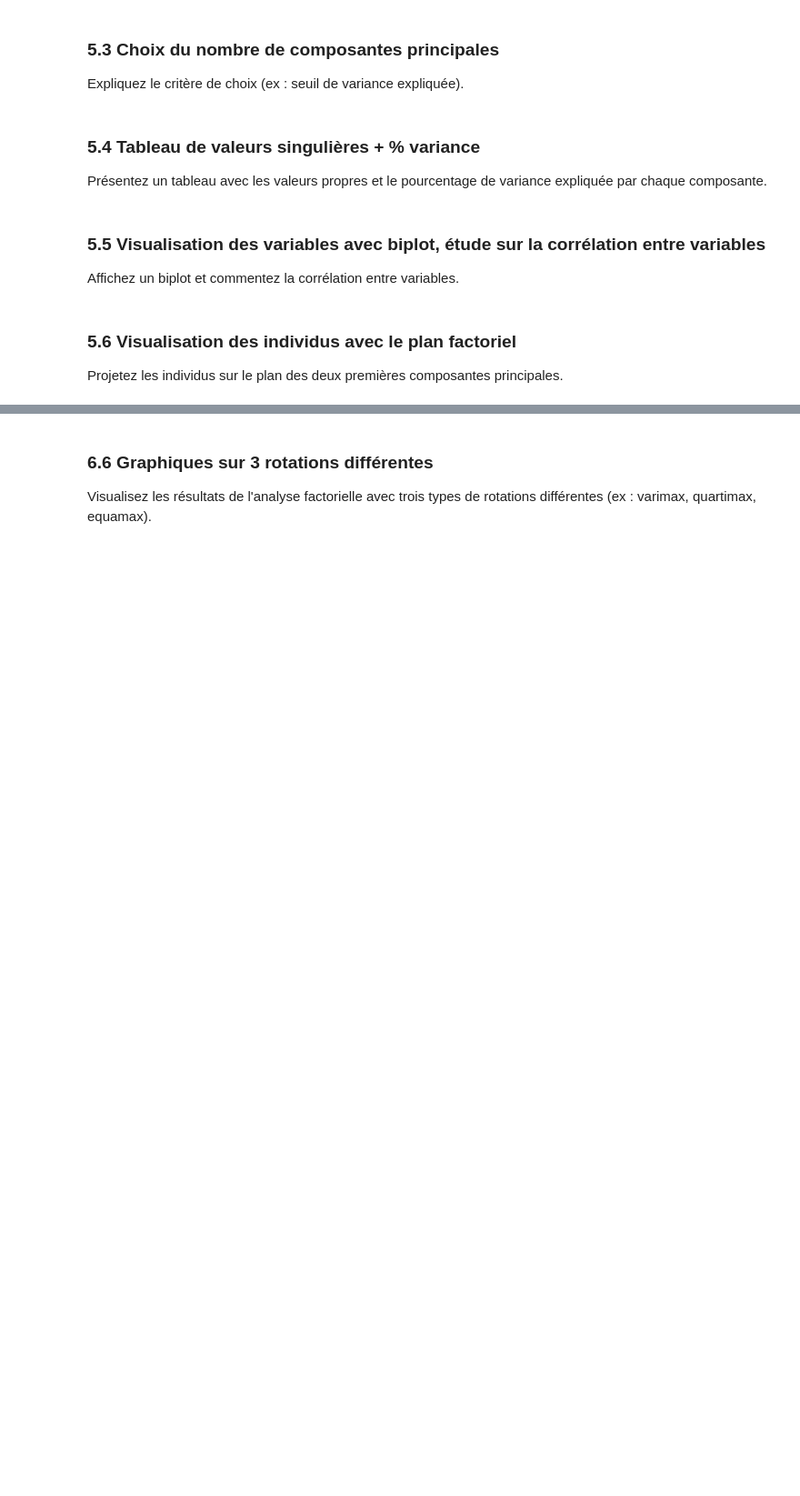
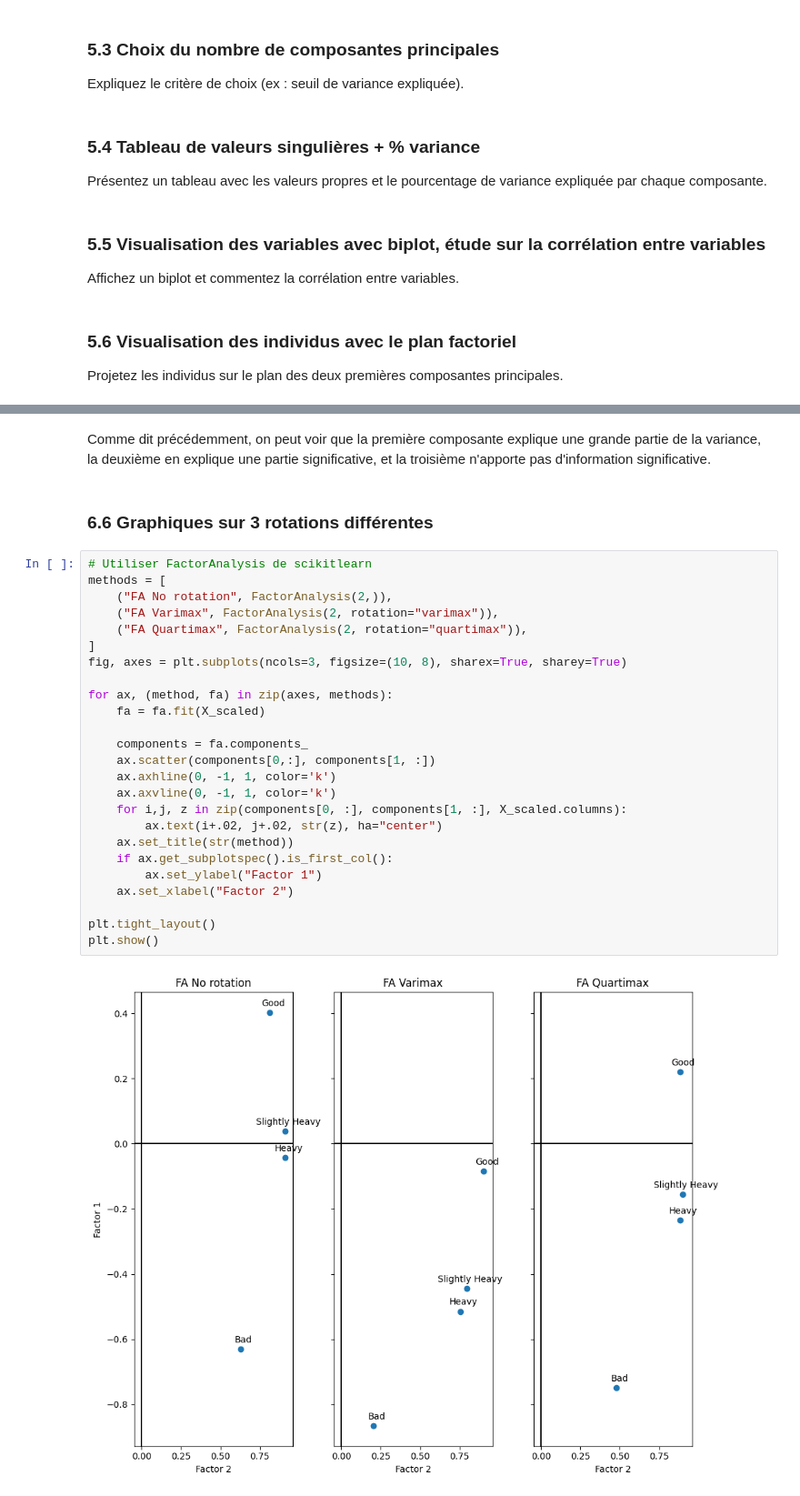
Before and after one commit to Arcthuruss/Glue-factory-analysis, a Jupyter notebook: Glue-Factory-Analysis.ipynb, the cells around one changed output, grey strips where cells are left out. Shown at 91% size. Saved outputs shown, nothing was run; the diff lists cells and outputs as text; blank space fills up the shorter version.

```diff
--- a/Glue-Factory-Analysis.ipynb
+++ b/Glue-Factory-Analysis.ipynb
@@ -268,5 +382,32 @@ Affichez le scree plot des valeurs propres.
+# %% [markdown]
+Comme dit précédemment, on peut voir que la première composante explique une grande partie de la variance, la deuxième en explique une partie significative, et la troisième n'apporte pas d'information significative.
 # %% [markdown]
 
 ### 6.6 Graphiques sur 3 rotations différentes
-
-Visualisez les résultats de l'analyse factorielle avec trois types de rotations différentes (ex : varimax, quartimax, equamax).
+# %%
+# Utiliser FactorAnalysis de scikitlearn
+methods = [
+    ("FA No rotation", FactorAnalysis(2,)),
+    ("FA Varimax", FactorAnalysis(2, rotation="varimax")),
+    ("FA Quartimax", FactorAnalysis(2, rotation="quartimax")),
+]
+fig, axes = plt.subplots(ncols=3, figsize=(10, 8), sharex=True, sharey=True)
+
+for ax, (method, fa) in zip(axes, methods):
+    fa = fa.fit(X_scaled)
+
+    components = fa.components_
+    ax.scatter(components[0,:], components[1, :])
+    ax.axhline(0, -1, 1, color='k')
+    ax.axvline(0, -1, 1, color='k')
+    for i,j, z in zip(components[0, :], components[1, :], X_scaled.columns):
+        ax.text(i+.02, j+.02, str(z), ha="center")
+    ax.set_title(str(method))
+    if ax.get_subplotspec().is_first_col():
+        ax.set_ylabel("Factor 1")
+    ax.set_xlabel("Factor 2")
+
+plt.tight_layout()
+plt.show()
+# %% [output]
+[figure, added]
```
Also changed, not shown: parts of 16 cells of this notebook, 1 other file.
